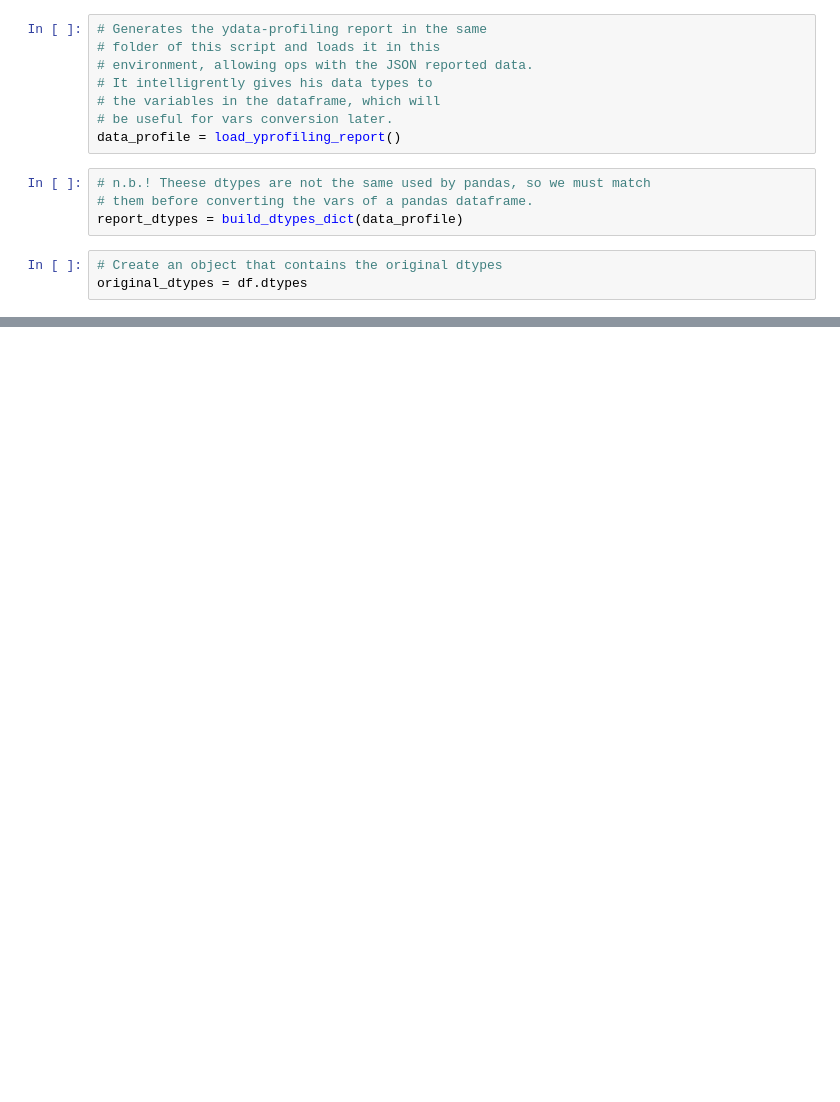
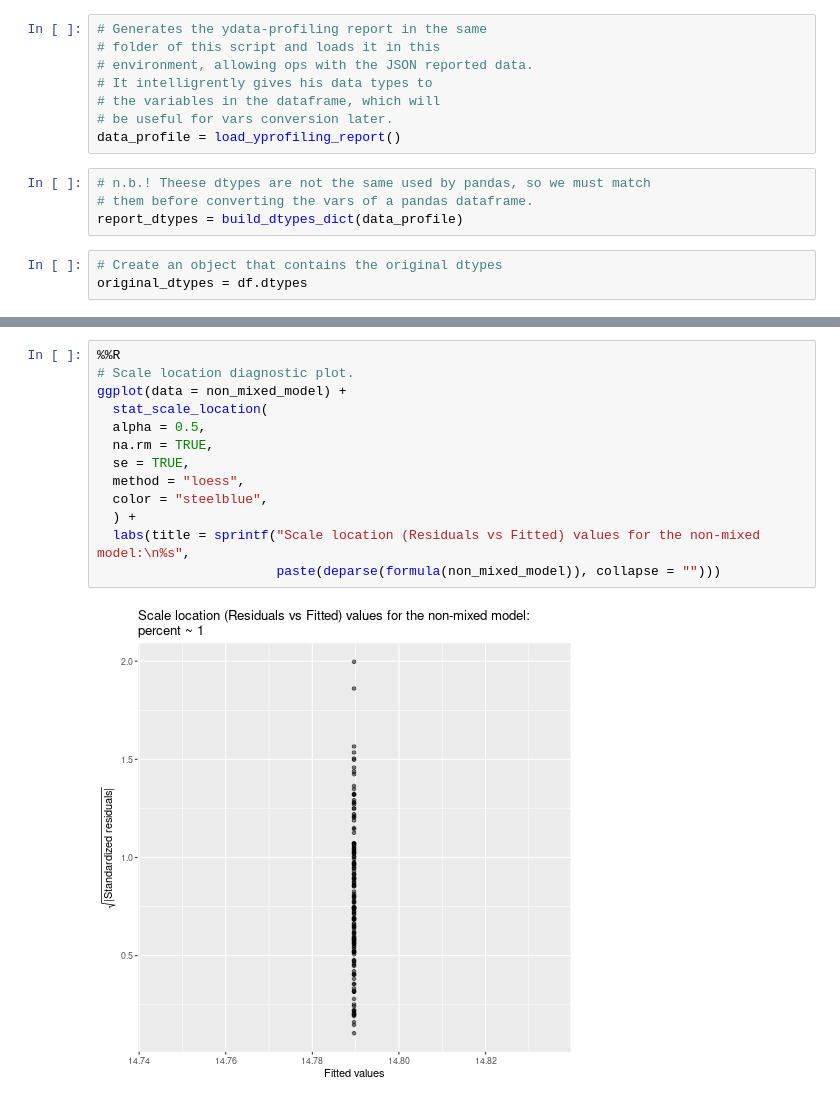
Before and after one commit to francesco-gariboldi/psy-data-tool, a Jupyter notebook: psy_data_tool_extended.ipynb, the cells around one changed output, grey strips where cells are left out. Drawn from its saved outputs; the diff is of its cells as text; blank space fills up the shorter version.

```diff
--- a/psy_data_tool_extended.ipynb
+++ b/psy_data_tool_extended.ipynb
@@ -259,0 +391,15 @@ Warning messages:
+# %%
+%%R
+# Scale location diagnostic plot.
+ggplot(data = non_mixed_model) +
+  stat_scale_location(
+  alpha = 0.5,
+  na.rm = TRUE,
+  se = TRUE,
+  method = "loess",
+  color = "steelblue",
+  ) +
+  labs(title = sprintf("Scale location (Residuals vs Fitted) values for the non-mixed model:\n%s",
+                       paste(deparse(formula(non_mixed_model)), collapse = "")))
+# %% [output]
+[figure, added]
```
Also changed, not shown: parts of 38 cells of this notebook, 8 other files.
